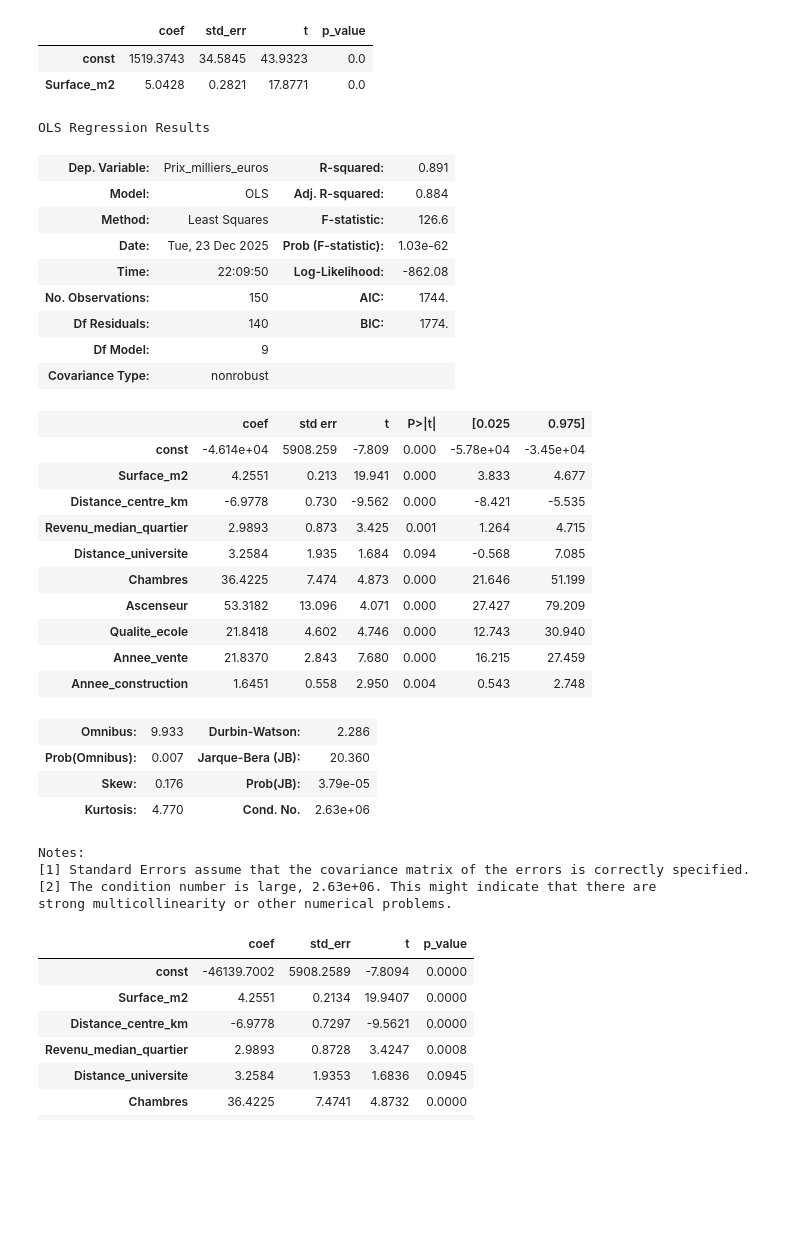
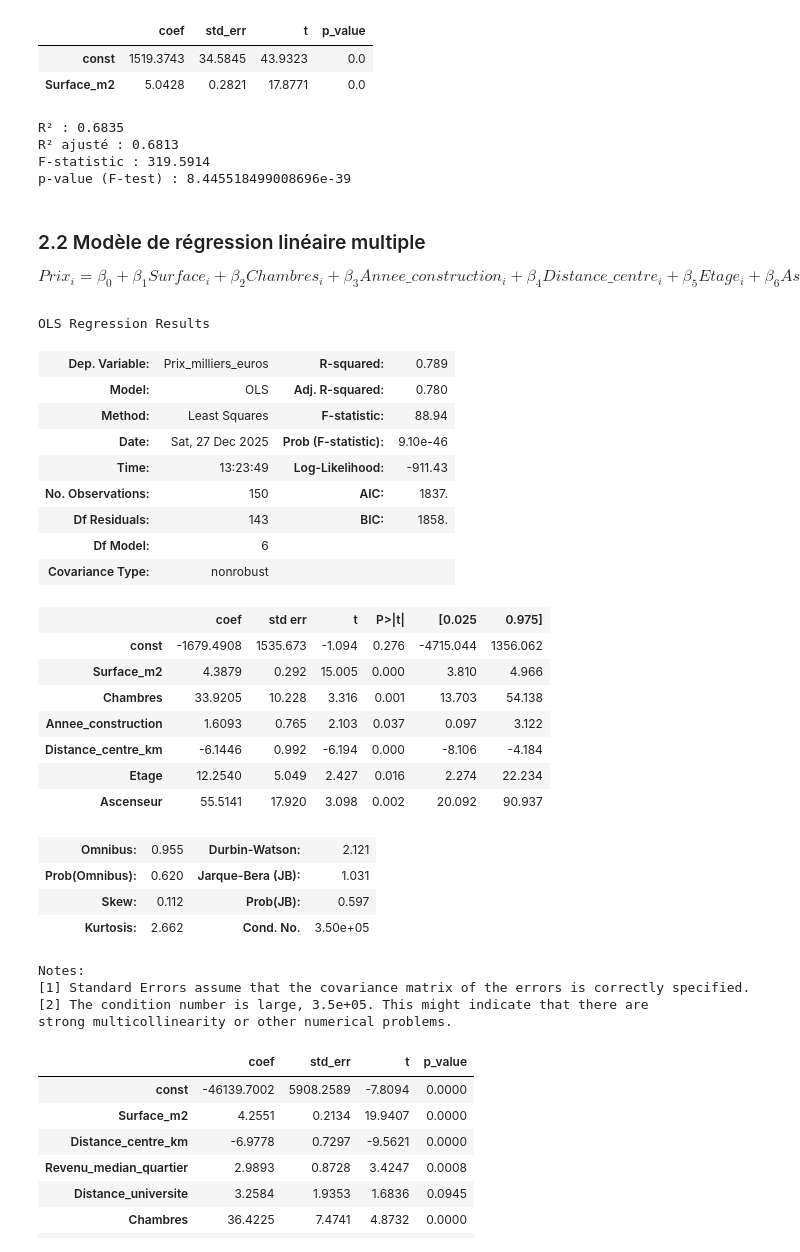
Before and after one commit to SIVAYANAMAPeraveena/Statistique, a Jupyter notebook: notebook.ipynb, the cells around one changed output. Cells and saved outputs as stored; diff of their text form; code cells hidden in the pictures; blank space fills up the shorter version.

```diff
--- a/notebook.ipynb
+++ b/notebook.ipynb
@@ -361,45 +369,55 @@ table3
 |  | coef | std_err | t | p_value |
 | const | 1519.3743 | 34.5845 | 43.9323 | 0.0 |
 | Surface_m2 | 5.0428 | 0.2821 | 17.8771 | 0.0 |
+# %%
+#Qualité d'ajustement (modèle simple)
+print("R² :", round(model_simple.rsquared, 4))
+print("R² ajusté :", round(model_simple.rsquared_adj, 4))
+print("F-statistic :", round(model_simple.fvalue, 4))
+print("p-value (F-test) :", model_simple.f_pvalue)
+# %% [output]
+R² : 0.6835
+R² ajusté : 0.6813
+F-statistic : 319.5914
+p-value (F-test) : 8.445518499008696e-39
+# %% [markdown]
+### 2.2 Modèle de régression linéaire multiple
+
+$$Prix_i = \beta_0 + \beta_1 Surface_i + \beta_2 Chambres_i + \beta_3 Annee\_construction_i + \beta_4 Distance\_centre_i + \beta_5 Etage_i + \beta_6 Ascenseur_i + u_i$$
 # %%
-X_mult = df[
-    ["Surface_m2", "Distance_centre_km", "Revenu_median_quartier", "Distance_universite",
-     "Chambres", "Ascenseur", "Qualite_ecole", "Annee_vente", "Annee_construction"]
-]
-y = df[TARGET]
+X_cols = ["Surface_m2", "Chambres", "Annee_construction", "Distance_centre_km", "Etage", "Ascenseur"]
+data_mult = df[X_cols + [TARGET]].dropna().copy()
 
-X_mult = sm.add_constant(X_mult)
-model_mult = sm.OLS(y, X_mult).fit()
+y = data_mult[TARGET]
+X = sm.add_constant(data_mult[X_cols])
 
+model_mult = sm.OLS(y, X).fit()
 model_mult.summary()
 # %% [output]
 OLS Regression Results
-| Dep. Variable: | Prix_milliers_euros | R-squared: | 0.891 |
-| Model: | OLS | Adj. R-squared: | 0.884 |
-| Method: | Least Squares | F-statistic: | 126.6 |
-| Date: | Tue, 23 Dec 2025 | Prob (F-statistic): | 1.03e-62 |
-| Time: | 22:09:50 | Log-Likelihood: | -862.08 |
-| No. Observations: | 150 | AIC: | 1744. |
-| Df Residuals: | 140 | BIC: | 1774. |
-| Df Model: | 9 |  |  |
+| Dep. Variable: | Prix_milliers_euros | R-squared: | 0.789 |
+| Model: | OLS | Adj. R-squared: | 0.780 |
+| Method: | Least Squares | F-statistic: | 88.94 |
+| Date: | Sat, 27 Dec 2025 | Prob (F-statistic): | 9.10e-46 |
+| Time: | 13:23:49 | Log-Likelihood: | -911.43 |
+| No. Observations: | 150 | AIC: | 1837. |
+| Df Residuals: | 143 | BIC: | 1858. |
+| Df Model: | 6 |  |  |
 | Covariance Type: | nonrobust |  |  |
 |  | coef | std err | t | P>|t| | [0.025 | 0.975] |
-| const | -4.614e+04 | 5908.259 | -7.809 | 0.000 | -5.78e+04 | -3.45e+04 |
-| Surface_m2 | 4.2551 | 0.213 | 19.941 | 0.000 | 3.833 | 4.677 |
-| Distance_centre_km | -6.9778 | 0.730 | -9.562 | 0.000 | -8.421 | -5.535 |
-| Revenu_median_quartier | 2.9893 | 0.873 | 3.425 | 0.001 | 1.264 | 4.715 |
-| Distance_universite | 3.2584 | 1.935 | 1.684 | 0.094 | -0.568 | 7.085 |
-| Chambres | 36.4225 | 7.474 | 4.873 | 0.000 | 21.646 | 51.199 |
-| Ascenseur | 53.3182 | 13.096 | 4.071 | 0.000 | 27.427 | 79.209 |
-| Qualite_ecole | 21.8418 | 4.602 | 4.746 | 0.000 | 12.743 | 30.940 |
-| Annee_vente | 21.8370 | 2.843 | 7.680 | 0.000 | 16.215 | 27.459 |
-| Annee_construction | 1.6451 | 0.558 | 2.950 | 0.004 | 0.543 | 2.748 |
+| const | -1679.4908 | 1535.673 | -1.094 | 0.276 | -4715.044 | 1356.062 |
+| Surface_m2 | 4.3879 | 0.292 | 15.005 | 0.000 | 3.810 | 4.966 |
+| Chambres | 33.9205 | 10.228 | 3.316 | 0.001 | 13.703 | 54.138 |
+| Annee_construction | 1.6093 | 0.765 | 2.103 | 0.037 | 0.097 | 3.122 |
+| Distance_centre_km | -6.1446 | 0.992 | -6.194 | 0.000 | -8.106 | -4.184 |
+| Etage | 12.2540 | 5.049 | 2.427 | 0.016 | 2.274 | 22.234 |
+| Ascenseur | 55.5141 | 17.920 | 3.098 | 0.002 | 20.092 | 90.937 |
-| Omnibus: | 9.933 | Durbin-Watson: | 2.286 |
-| Prob(Omnibus): | 0.007 | Jarque-Bera (JB): | 20.360 |
-| Skew: | 0.176 | Prob(JB): | 3.79e-05 |
-| Kurtosis: | 4.770 | Cond. No. | 2.63e+06 |
+| Omnibus: | 0.955 | Durbin-Watson: | 2.121 |
+| Prob(Omnibus): | 0.620 | Jarque-Bera (JB): | 1.031 |
+| Skew: | 0.112 | Prob(JB): | 0.597 |
+| Kurtosis: | 2.662 | Cond. No. | 3.50e+05 |
 Notes:
 [1] Standard Errors assume that the covariance matrix of the errors is correctly specified.
-[2] The condition number is large, 2.63e+06. This might indicate that there are
+[2] The condition number is large, 3.5e+05. This might indicate that there are
 strong multicollinearity or other numerical problems.
 # %%
```
Also changed, not shown: parts of 24 cells of this notebook.
